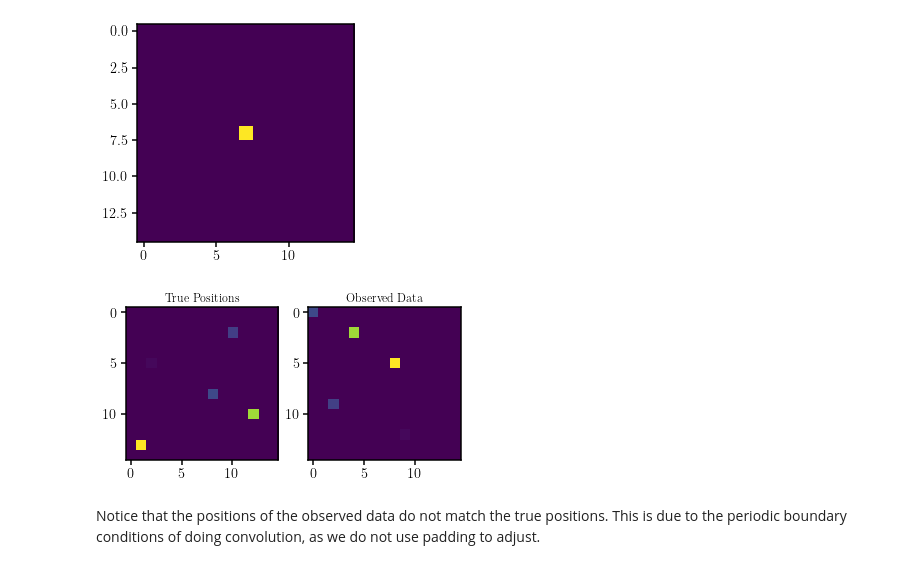
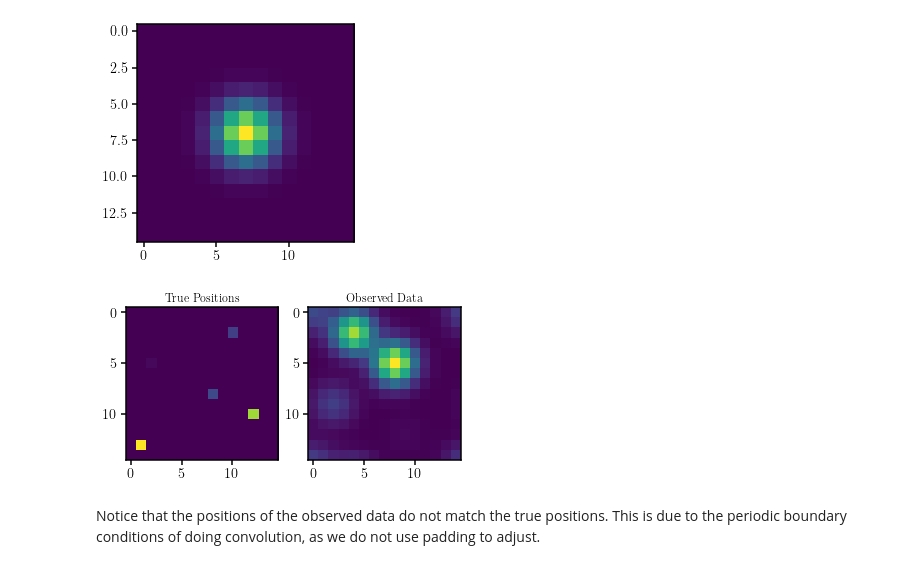
Before and after one commit to changhoonhahn/LocaHBay, a Jupyter notebook: sb/2d/logparam_noprior.ipynb, the cells around one changed output. Cells and saved outputs as stored; diff of their text form; code cells hidden in the pictures.

```diff
--- a/sb/2d/logparam_noprior.ipynb
+++ b/sb/2d/logparam_noprior.ipynb
@@ -31,28 +31,28 @@ np.random.seed(42)
 # %%
 #create global definitions for the data
 
 #create global definitions - this will become a main function later on
 np.random.seed(42)
 Ndata = 5;
 n_grid = 15;
 pix_1d = np.linspace(0., 1., n_grid) # pixel gridding
 fdensity_true = float(Ndata)/float(n_grid**2); #number density of obj in 1d
-epsilon = .1;
+epsilon = 2.2;
 
 #use very small psf and noise
-sig_psf = 0.001 # psf width
+sig_psf = 0.1 # psf width
 sig_noise = 0.001 # noise level
 
 #create our psf
 mid = int(n_grid/2);
 x,y = np.meshgrid(pix_1d,pix_1d);
 psf = np.exp(-((y-pix_1d[mid])**2 + (x - pix_1d[mid])**2)/2/sig_psf**2); #keep in mind difference between x and y position and indices! Here, you are given indices, but meshgrid is in x-y coords
 #fourier transform of psf
 psf_k = fft.fft2(psf);
 #display psf
 plt.imshow(psf);
 # %% [output]
-[figure, old version]
+[figure, new version]
 # %%
 #create the mock data we will work on
 #create coordinate grid
@@ -80,7 +80,7 @@ ax[1].imshow(data);
 ax[1].set_title('Observed Data')
 plt.show();
 # %% [output]
-[figure, old version]
+[figure, new version]
 # %% [markdown]
 Notice that the positions of the observed data do not match the true positions. This is due to the periodic boundary conditions of doing convolution, as we do not use padding to adjust.
 # %%
```
Also changed, not shown: parts of 7 cells of this notebook, 3 other files.
